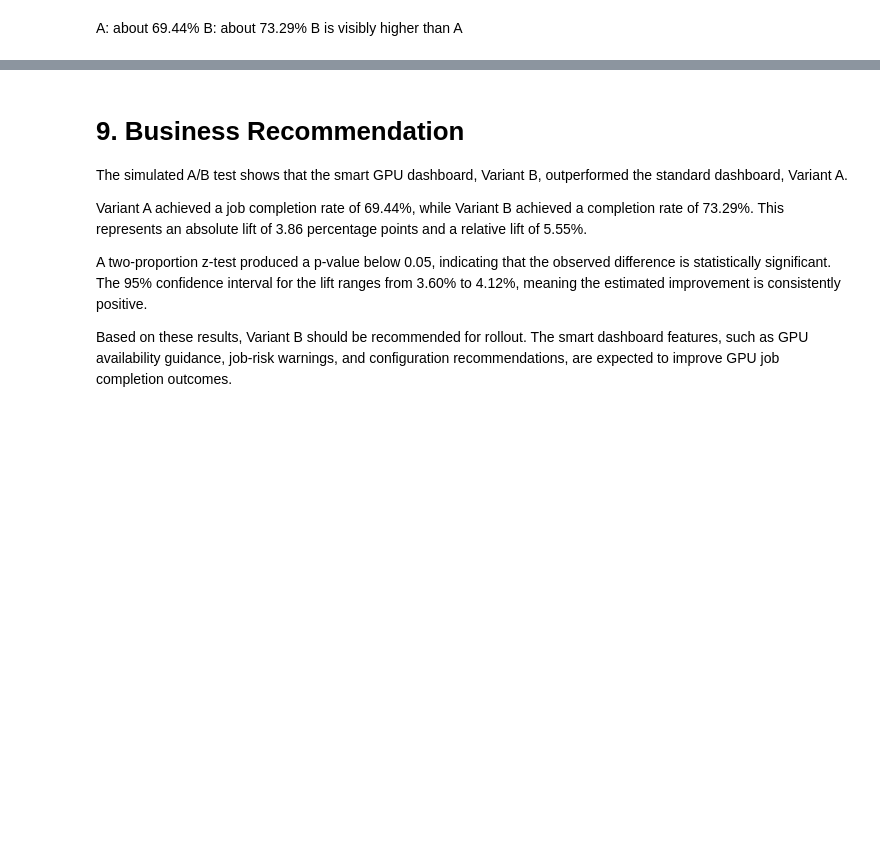
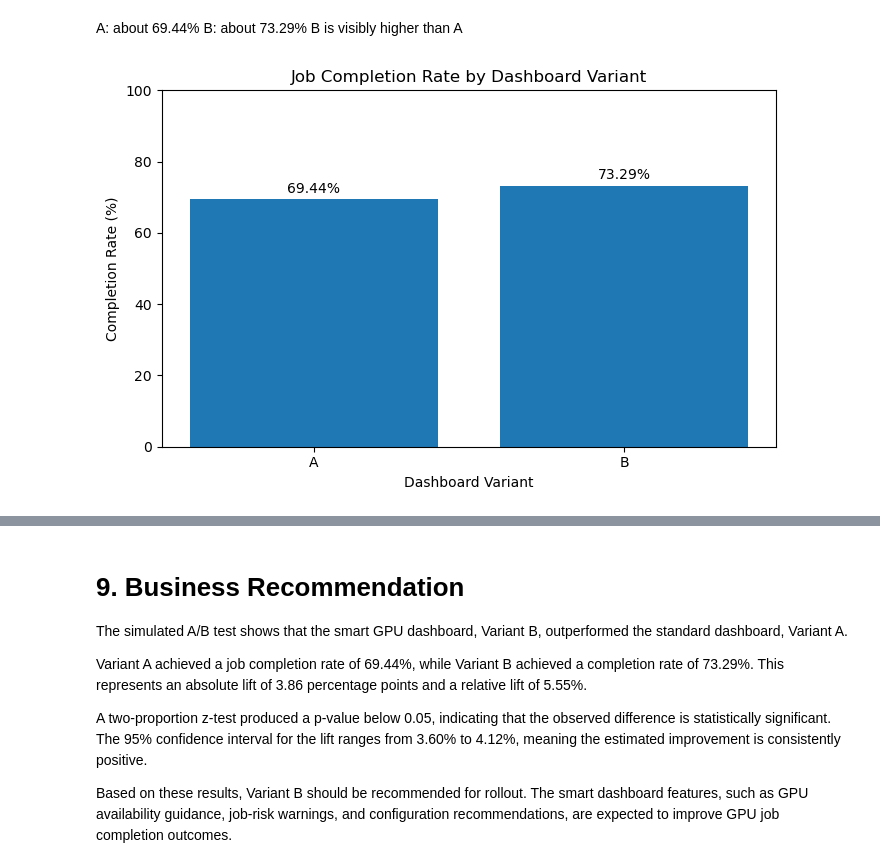
Before and after one commit to MAmr9UH/A-B-Testing-Framework-for-GPU-Cloud-Dashboard-Optimization, a Jupyter notebook: AB.ipynb, the cells around one changed output, grey strips where cells are left out. Saved outputs shown, nothing was run; the diff lists cells and outputs as text; code cells hidden in the pictures; blank space fills up the shorter version.

```diff
--- a/AB.ipynb
+++ b/AB.ipynb
@@ -302,30 +348,35 @@ A: about 69.44%
 B: about 73.29%
 B is visibly higher than A
 # %%
-import plotly.express as px
+import matplotlib.pyplot as plt
 
 plot_data = df_clean.groupby('variant')['job_completed'].mean().reset_index()
 plot_data['completion_rate_percent'] = plot_data['job_completed'] * 100
 
-fig = px.bar(
-    plot_data,
-    x='variant',
-    y='completion_rate_percent',
-    text=plot_data['completion_rate_percent'].round(2),
-    title='Job Completion Rate by Dashboard Variant',
-    labels={
-        'variant': 'Dashboard Variant',
-        'completion_rate_percent': 'Completion Rate (%)'
-    }
+plt.figure(figsize=(7, 4.5))
+
+bars = plt.bar(
+    plot_data['variant'],
+    plot_data['completion_rate_percent']
 )
 
-fig.update_traces(texttemplate='%{text}%', textposition='outside')
+plt.xlabel('Dashboard Variant')
+plt.ylabel('Completion Rate (%)')
+plt.title('Job Completion Rate by Dashboard Variant')
+plt.ylim(0, 100)
 
-fig.update_layout(
-    yaxis_range=[0, 100],
-    width=700,
-    height=450
-)
+for bar, value in zip(bars, plot_data['completion_rate_percent']):
+    plt.text(
+        bar.get_x() + bar.get_width() / 2,
+        value + 1,
+        f'{value:.2f}%',
+        ha='center',
+        va='bottom'
+    )
 
-fig.show()
+plt.tight_layout()
+plt.savefig("job_completion_rate_by_dashboard_variant.png", dpi=150, bbox_inches="tight")
+plt.show()
+# %% [output]
+[figure, added]
 # %%
```
Also changed, not shown: parts of 5 cells of this notebook.
